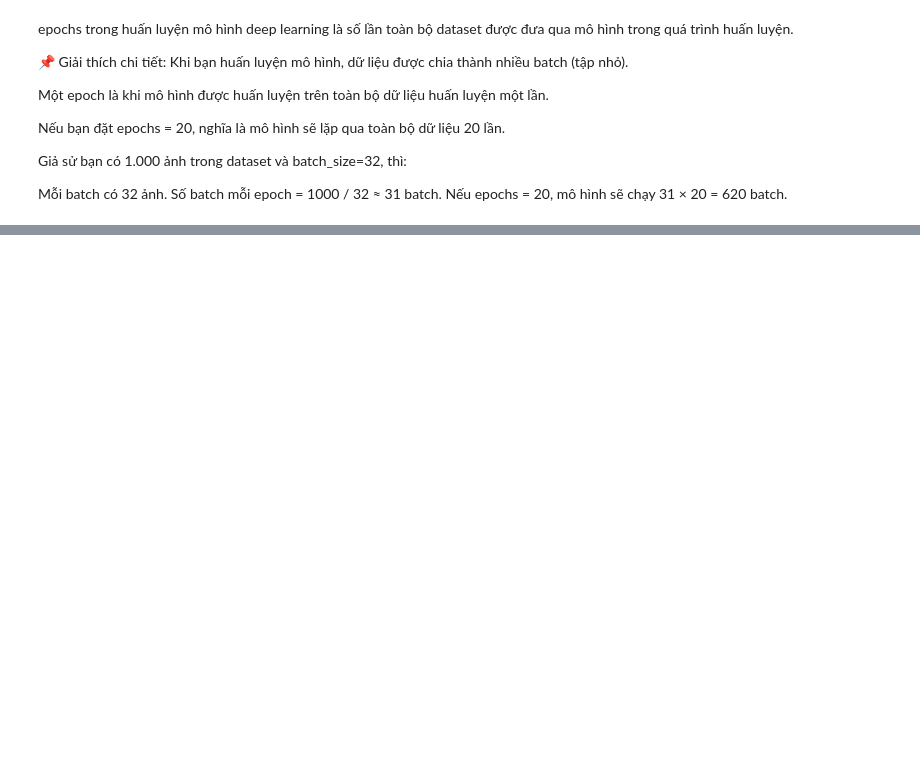
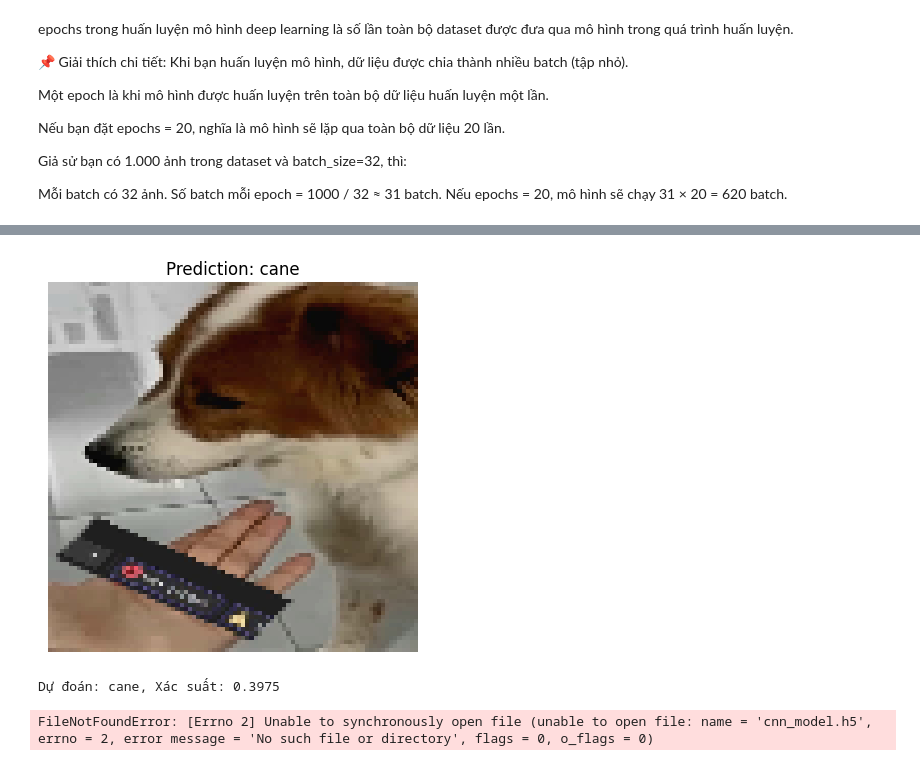
Before and after one commit to hoangDEVteams/deeplearning, a Jupyter notebook: animal10.ipynb, the cells around one changed output, grey strips where cells are left out. Drawn from its saved outputs; the diff is of its cells as text; code cells hidden in the pictures; blank space fills up the shorter version.

```diff
--- a/animal10.ipynb
+++ b/animal10.ipynb
@@ -176,15 +137,18 @@ img_size = 90
 # Xây dựng model CNN
 model = Sequential([
     Conv2D(32, (3,3), activation='relu', input_shape=(img_size, img_size, 3)),
+    BatchNormalization(),
     MaxPooling2D(2,2),
 
     Conv2D(64, (3,3), activation='relu'),
+    BatchNormalization(),
     MaxPooling2D(2,2),
 
     Conv2D(128, (3,3), activation='relu'),
+    BatchNormalization(),
     MaxPooling2D(2,2),
 
-    Flatten(),
+    GlobalAveragePooling2D(),
     Dense(128, activation='relu'),
     Dropout(0.5),  # Tránh overfitting
     Dense(10, activation='softmax')  # 10 lớp tương ứng với 10 loại động vật
@@ -193,7 +157,7 @@ model = Sequential([
 # Compile model
 model.compile(
     loss='categorical_crossentropy',
-    optimizer=Adam(learning_rate=0.001),
+    optimizer=Adam(learning_rate=0.0005),  # Learning rate nhỏ giúp ổn định hơn
     metrics=['accuracy']
 )
 
@@ -241,7 +205,7 @@ history = model.fit(
     train_generator,
     steps_per_epoch=len(train_generator),
     validation_data=val_generator,
-    epochs=10,
+    epochs=20,
     validation_steps=len(val_generator)
 )
 # %% [output]
@@ -249,0 +236,28 @@ ValueError: Arguments `target` and `output` must have the same shape. Received:
+# %%
+import numpy as np
+import matplotlib.pyplot as plt
+from tensorflow.keras.preprocessing import image
+
+# Lấy danh sách nhãn từ train_generator
+class_names = list(train_generator.class_indices.keys())
+
+def predict_image(img_path, model):
+    img = image.load_img(img_path, target_size=(90, 90))  # Resize ảnh
+    img_array = image.img_to_array(img) / 255.0  # Chuẩn hóa
+    img_array = np.expand_dims(img_array, axis=0)  # Thêm batch dimension
+
+    prediction = model.predict(img_array)
+    predicted_class = np.argmax(prediction)  # Lấy nhãn có xác suất cao nhất
+    class_name = class_names[predicted_class]  # Tìm tên lớp dự đoán
+
+    # Hiển thị ảnh + dự đoán
+    plt.imshow(img)
+    plt.axis("off")
+    plt.title(f"Prediction: {class_name}")
+    plt.show()
+
+    print(f"Dự đoán: {class_name}, Xác suất: {max(prediction[0]):.4f}")
+
+# Gọi hàm dự đoán
+predict_image("dog.jpg", model)
+# %% [output]
@@ -249,0 +265,9 @@ ValueError: Arguments `target` and `output` must have the same shape. Received:
+[figure, added]
+Dự đoán: cane, Xác suất: 0.3975
+# %%
+from tensorflow.keras.models import load_model
+
+# Load mô hình đã lưu
+model = load_model("cnn_model.h5")
+# %% [output]
+FileNotFoundError: [Errno 2] Unable to synchronously open file (unable to open file: name = 'cnn_model.h5', errno = 2, error message = 'No such file or directory', flags = 0, o_flags = 0)
```
Also changed, not shown: parts of 15 cells of this notebook.
